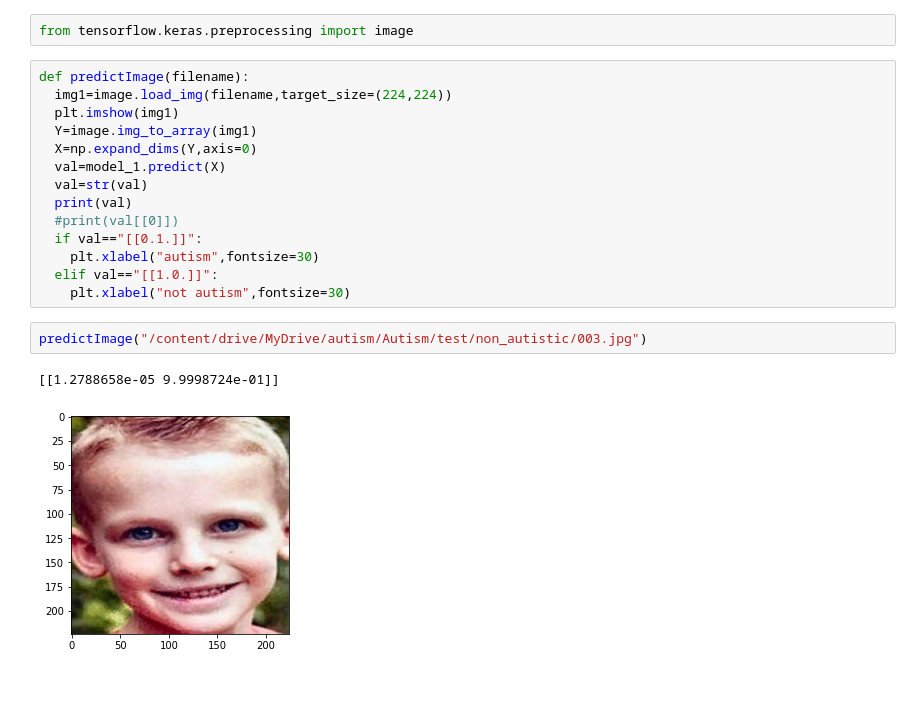
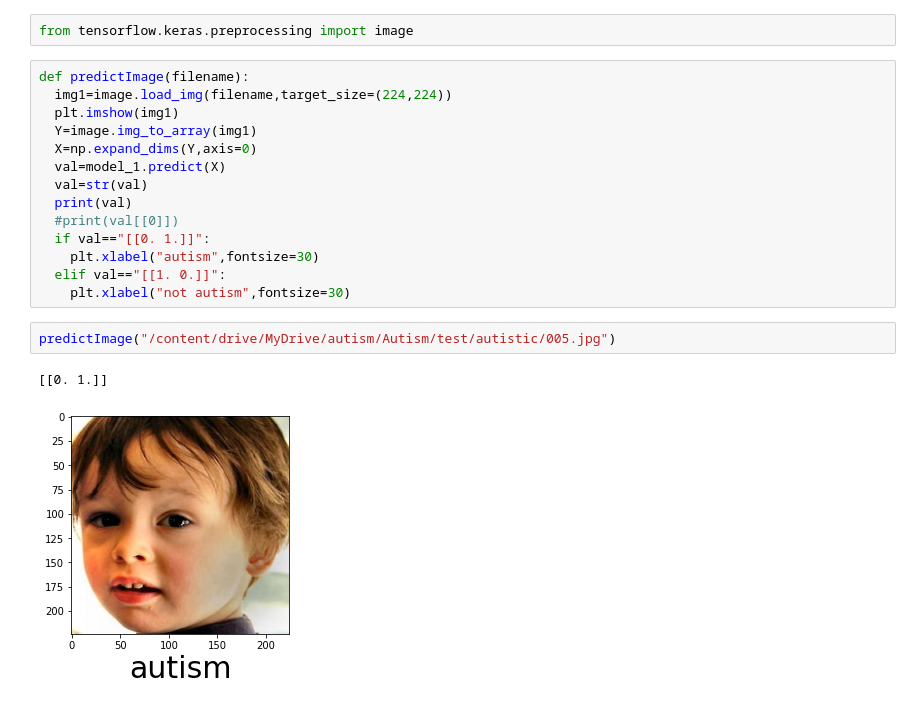
Before and after one commit to FathimaNazarudeen/Emotion-recognition-of-autistic-children, a Jupyter notebook: dl.ipynb, the cells around one changed output. Cells and saved outputs as stored; diff of their text form.

```diff
--- a/dl.ipynb
+++ b/dl.ipynb
@@ -114,12 +114,12 @@ def predictImage(filename):
   val=str(val)
   print(val)
   #print(val[[0]])
-  if val=="[[0.1.]]":
+  if val=="[[0. 1.]]":
     plt.xlabel("autism",fontsize=30)
-  elif val=="[[1.0.]]":
+  elif val=="[[1. 0.]]":
     plt.xlabel("not autism",fontsize=30)
 # %%
-predictImage("/content/drive/MyDrive/autism/Autism/test/non_autistic/003.jpg")
+predictImage("/content/drive/MyDrive/autism/Autism/test/autistic/005.jpg")
 # %% [output]
-[[1.2788658e-05 9.9998724e-01]]
+[[0. 1.]]
-[figure, old version]
+[figure, new version]
```
Also changed, not shown: parts of 4 cells of this notebook.
